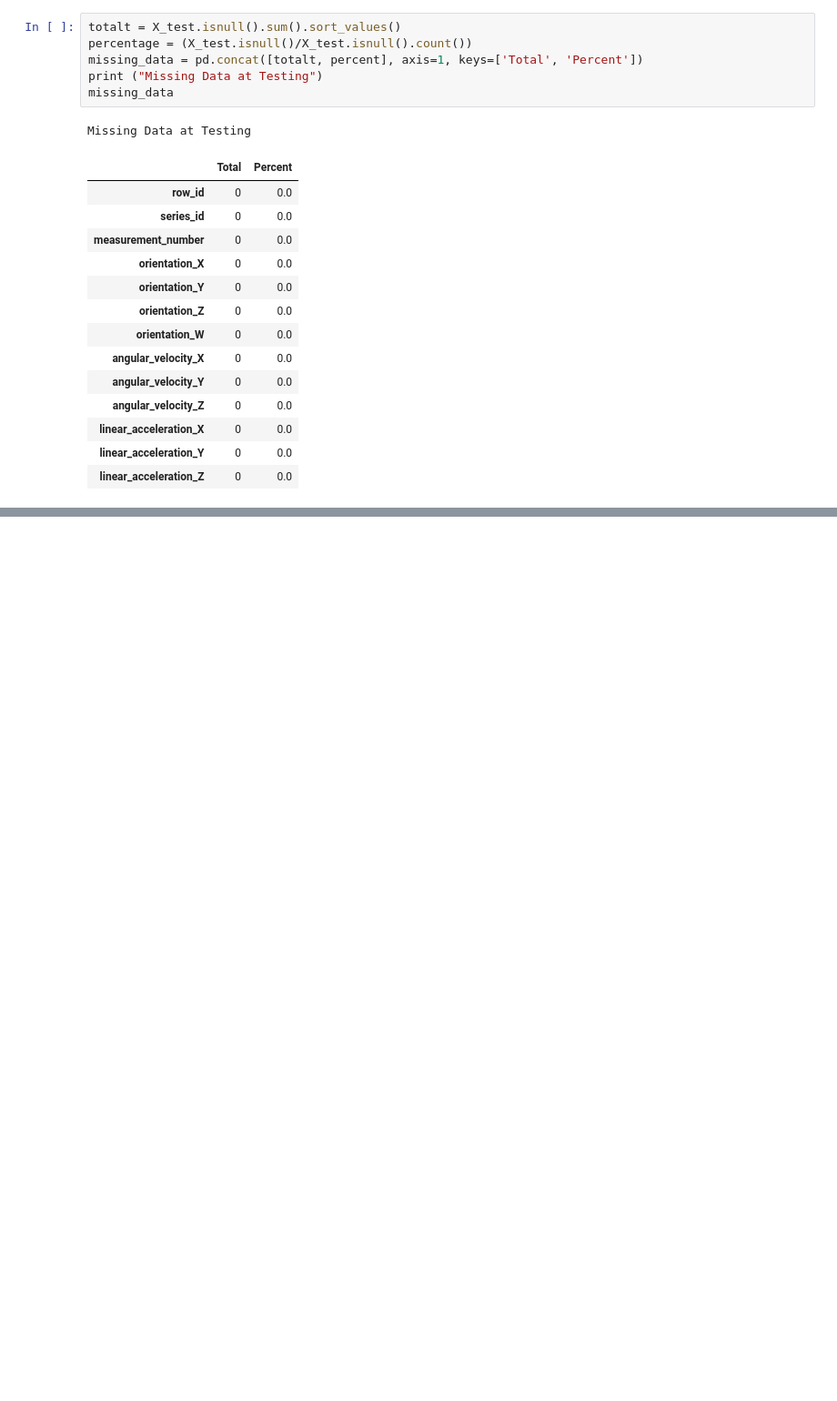
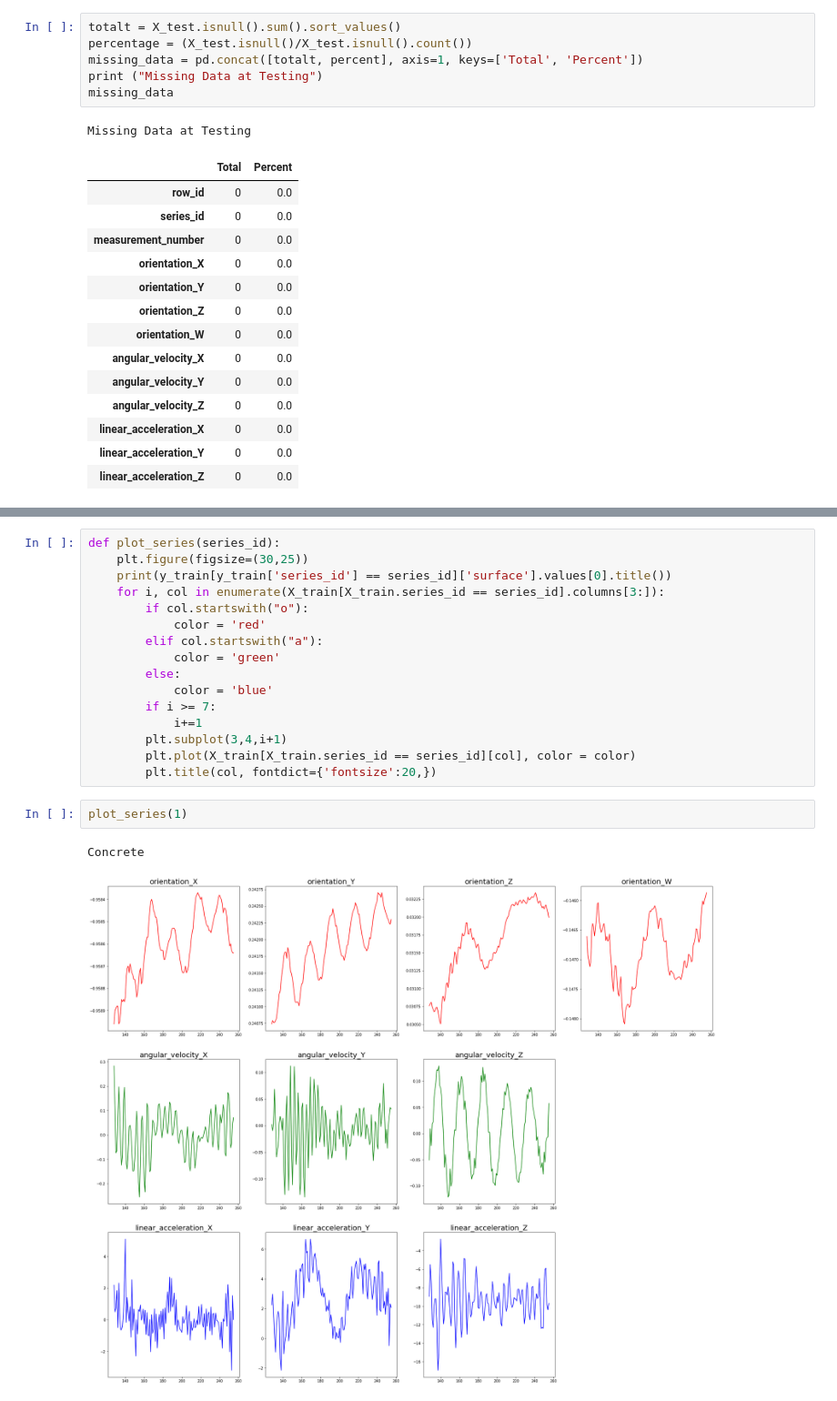
Before and after one commit to akansh12/Help_Robots_help_humanity, a Jupyter notebook: EDA.ipynb, the cells around one changed output, grey strips where cells are left out. Shown at 91% size. Saved outputs shown, nothing was run; the diff lists cells and outputs as text; blank space fills up the shorter version.

```diff
--- a/EDA.ipynb
+++ b/EDA.ipynb
@@ -148,0 +202,21 @@ Missing Data at Testing
+# %%
+def plot_series(series_id):
+    plt.figure(figsize=(30,25))
+    print(y_train[y_train['series_id'] == series_id]['surface'].values[0].title())
+    for i, col in enumerate(X_train[X_train.series_id == series_id].columns[3:]):
+        if col.startswith("o"):
+            color = 'red'
+        elif col.startswith("a"):
+            color = 'green'
+        else:
+            color = 'blue'
+        if i >= 7:
+            i+=1
+        plt.subplot(3,4,i+1)
+        plt.plot(X_train[X_train.series_id == series_id][col], color = color)
+        plt.title(col, fontdict={'fontsize':20,})
+# %%
+plot_series(1)
+# %% [output]
+Concrete
+[figure, added]
```
Also changed, not shown: parts of 10 cells of this notebook, 2 other files.
